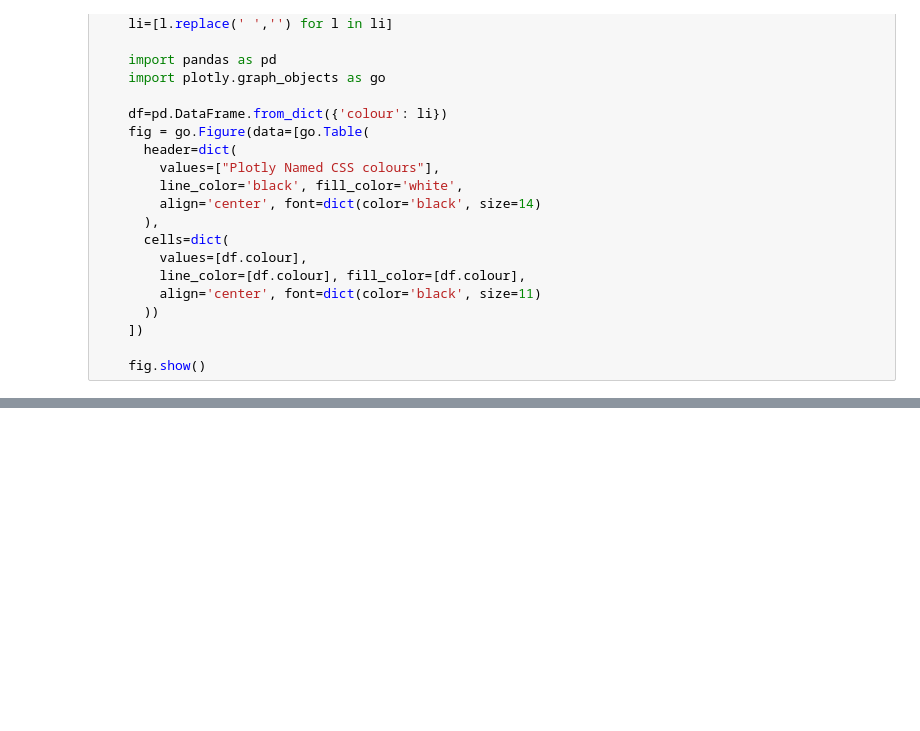
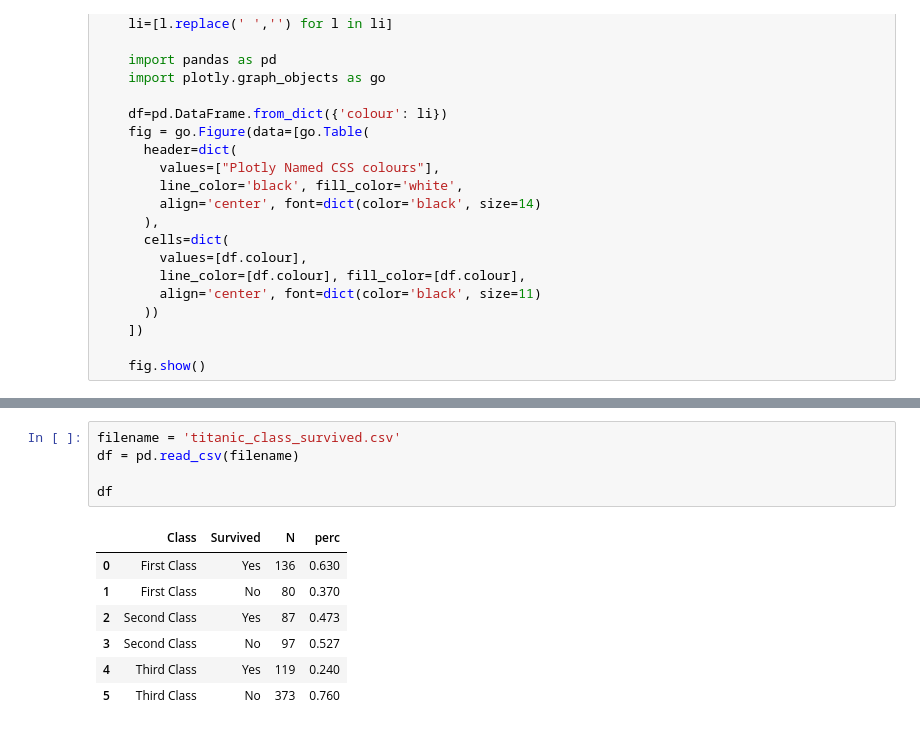
Before and after one commit to andresfontsUOC/data-visualization, a Jupyter notebook: py/Data-Visualizations.ipynb, the cells around one changed output, grey strips where cells are left out. Drawn from its saved outputs; the diff is of its cells as text; blank space fills up the shorter version.

Commit message:
adding more charts and first index.md with some desc

```diff
--- a/py/Data-Visualizations.ipynb
+++ b/py/Data-Visualizations.ipynb
@@ -107,3 +98,16 @@ def show_named_plotly_colours():
 show_named_plotly_colours()
 # %% [output]
 [interactive output not drawn]
+# %%
+filename = 'titanic_class_survived.csv'
+df = pd.read_csv(filename)
+
+df
+# %% [output]
+|  | Class | Survived | N | perc |
+| 0 | First Class | Yes | 136 | 0.630 |
+| 1 | First Class | No | 80 | 0.370 |
+| 2 | Second Class | Yes | 87 | 0.473 |
+| 3 | Second Class | No | 97 | 0.527 |
+| 4 | Third Class | Yes | 119 | 0.240 |
+| 5 | Third Class | No | 373 | 0.760 |
```
Also changed, not shown: parts of 4 cells of this notebook, 5 other files.
